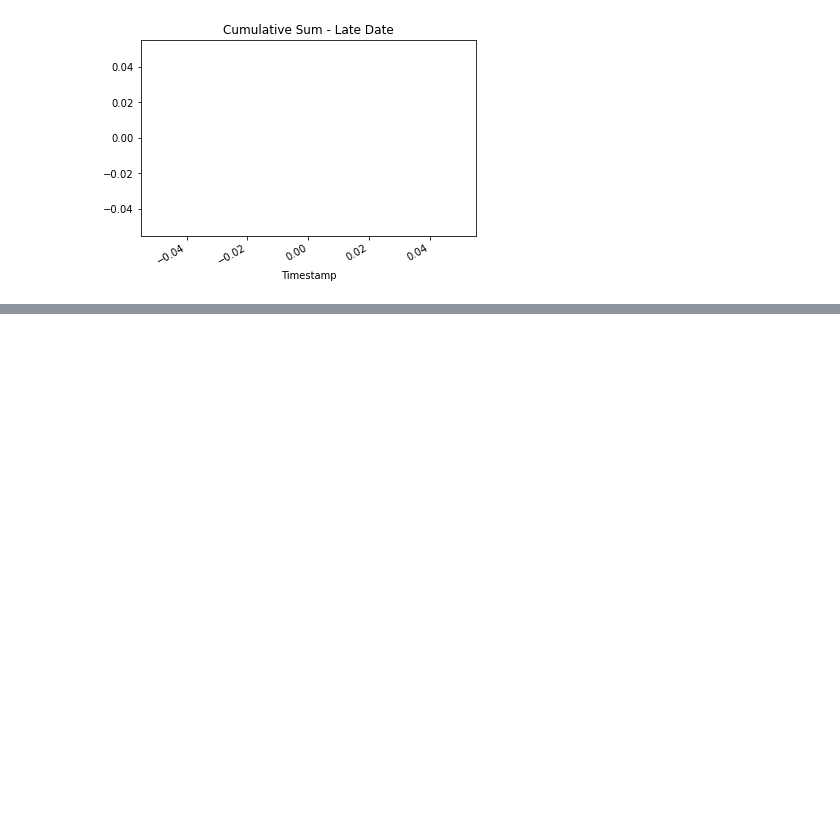
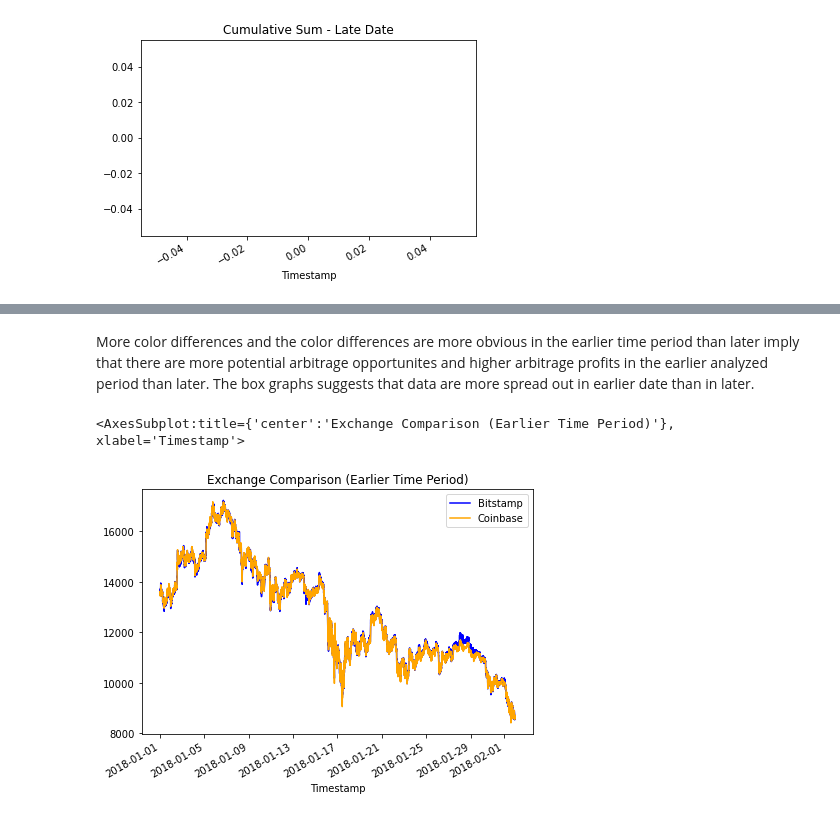
Before and after one commit to YanjunLin-Andrie/Crypto_arbitrage, a Jupyter notebook: crypto_arbitrage.ipynb, the cells around one changed output, grey strips where cells are left out. Saved outputs shown, nothing was run; the diff lists cells and outputs as text; code cells hidden in the pictures; blank space fills up the shorter version.

```diff
--- a/crypto_arbitrage.ipynb
+++ b/crypto_arbitrage.ipynb
@@ -819,0 +834,10 @@ cumulative_profit_late.plot(figsize=(6,4), title='Cumulative Sum - Late Date')
+# %% [markdown]
+More color differences and the color differences are more obvious in the earlier time period than later imply that there are more potential arbitrage opportunites and higher arbitrage profits in the earlier analyzed period than later. The box graphs suggests that data are more spread out in earlier date than in later.
+# %%
+bitstamp['Close'].loc['2018-01-01' : '2018-02-01'].plot(
+    legend=True, figsize=(7, 5), title="Exchange Comparison (Earlier Time Period)", color="blue", label="Bitstamp")
+coinbase['Close'].loc['2018-01-01' : '2018-02-01'].plot(
+    legend=True, figsize=(7, 5), color="orange", label="Coinbase")
+# %% [output]
+<AxesSubplot:title={'center':'Exchange Comparison (Earlier Time Period)'}, xlabel='Timestamp'>
+[figure, added]
```
Also changed, not shown: parts of 20 cells of this notebook.
